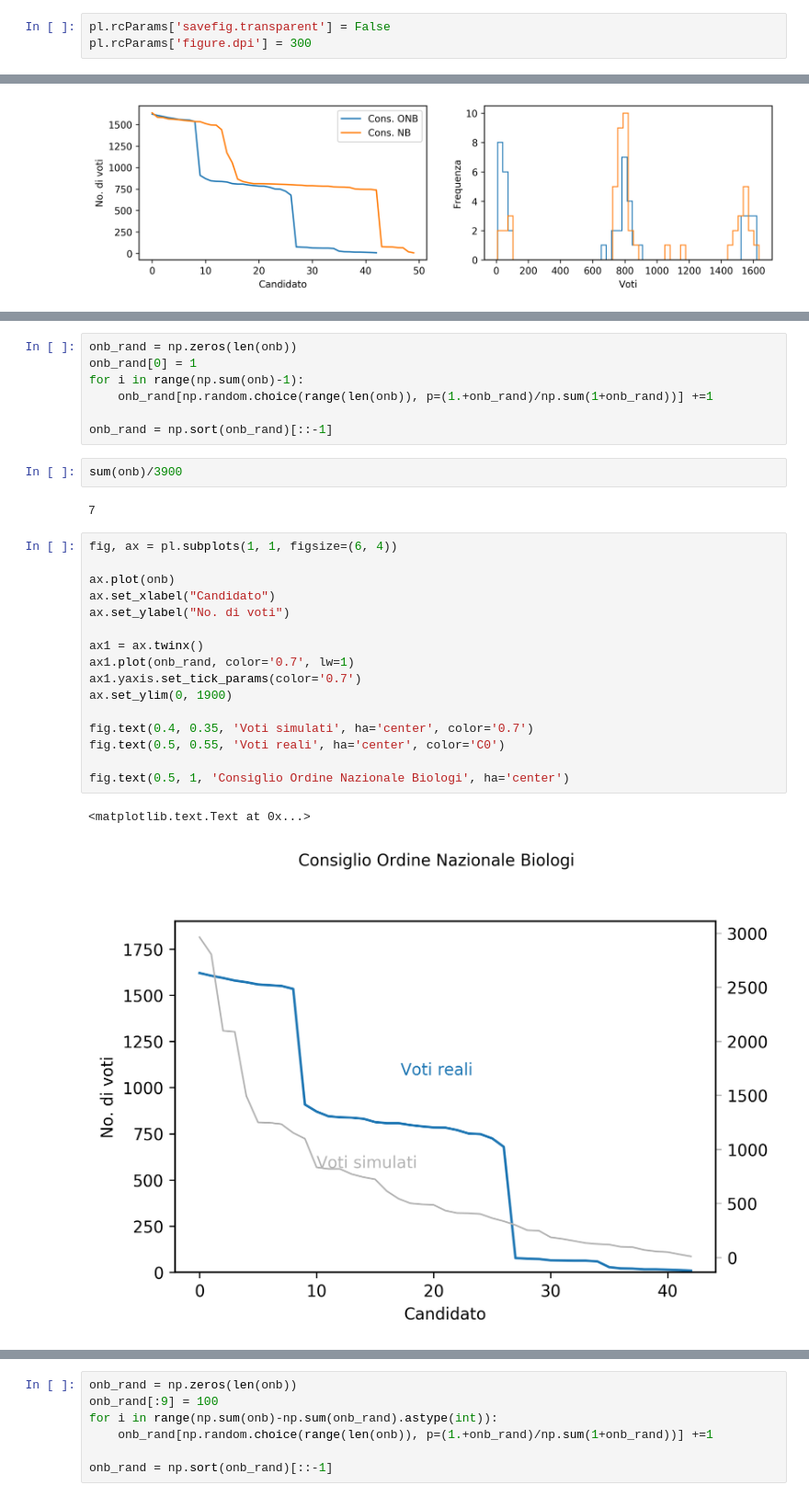
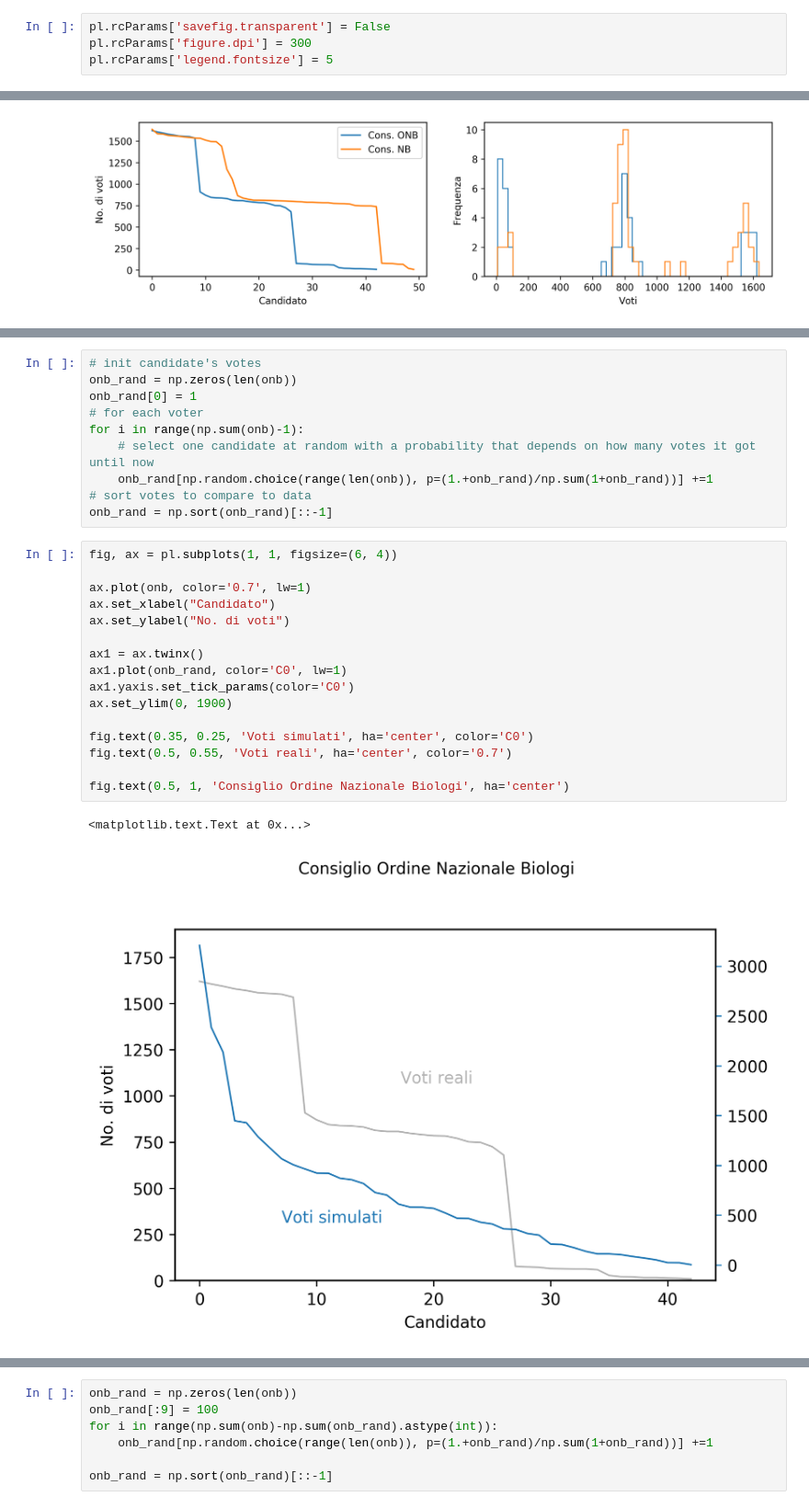
Before and after one commit to fabioedoardoluigialberto/elezioni_onb_2017, a Jupyter notebook: onb.ipynb, the cells around one changed output, grey strips where cells are left out. Shown at 92% size. Drawn from its saved outputs; the diff is of its cells as text.

```diff
--- a/onb.ipynb
+++ b/onb.ipynb
@@ -7,3 +7,4 @@ import pylab as pl
 # %%
 pl.rcParams['savefig.transparent'] = False
 pl.rcParams['figure.dpi'] = 300
+pl.rcParams['legend.fontsize'] = 5
@@ -56,30 +63,29 @@ axs[0].legend(['Cons. ONB', 'Cons. NB'], fontsize=10)
 # %%
+# init candidate's votes
 onb_rand = np.zeros(len(onb))
 onb_rand[0] = 1
+# for each voter
 for i in range(np.sum(onb)-1):
+    # select one candidate at random with a probability that depends on how many votes it got until now
     onb_rand[np.random.choice(range(len(onb)), p=(1.+onb_rand)/np.sum(1+onb_rand))] +=1
-
+# sort votes to compare to data
 onb_rand = np.sort(onb_rand)[::-1]
-# %%
-sum(onb)/3900
-# %% [output]
-7
 # %%
 fig, ax = pl.subplots(1, 1, figsize=(6, 4))
 
-ax.plot(onb)
+ax.plot(onb, color='0.7', lw=1)
 ax.set_xlabel("Candidato")
 ax.set_ylabel("No. di voti")
 
 ax1 = ax.twinx()
-ax1.plot(onb_rand, color='0.7', lw=1)
-ax1.yaxis.set_tick_params(color='0.7')
+ax1.plot(onb_rand, color='C0', lw=1)
+ax1.yaxis.set_tick_params(color='C0')
 ax.set_ylim(0, 1900)
 
-fig.text(0.4, 0.35, 'Voti simulati', ha='center', color='0.7')
-fig.text(0.5, 0.55, 'Voti reali', ha='center', color='C0')
+fig.text(0.35, 0.25, 'Voti simulati', ha='center', color='C0')
+fig.text(0.5, 0.55, 'Voti reali', ha='center', color='0.7')
 
 fig.text(0.5, 1, 'Consiglio Ordine Nazionale Biologi', ha='center')
 # %% [output]
 <matplotlib.text.Text at 0x...>
-[figure, old version]
+[figure, new version]
```
Also changed, not shown: parts of 27 cells of this notebook.
